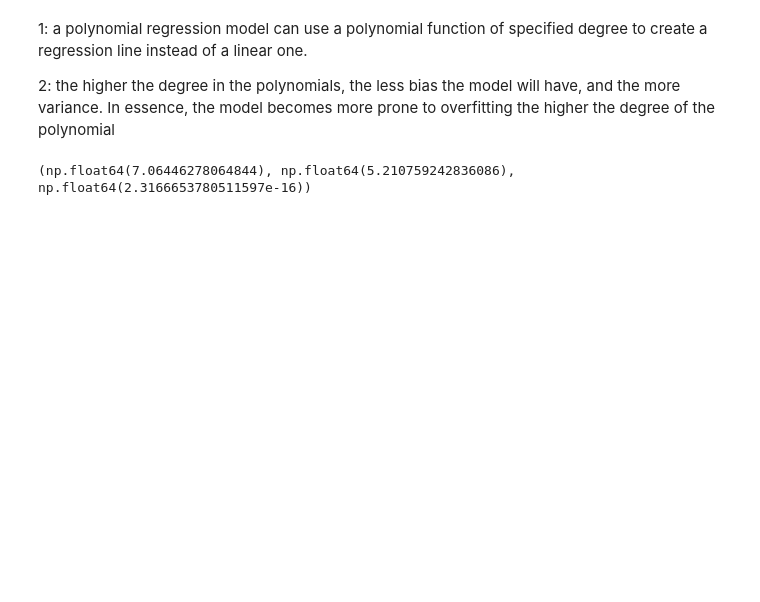
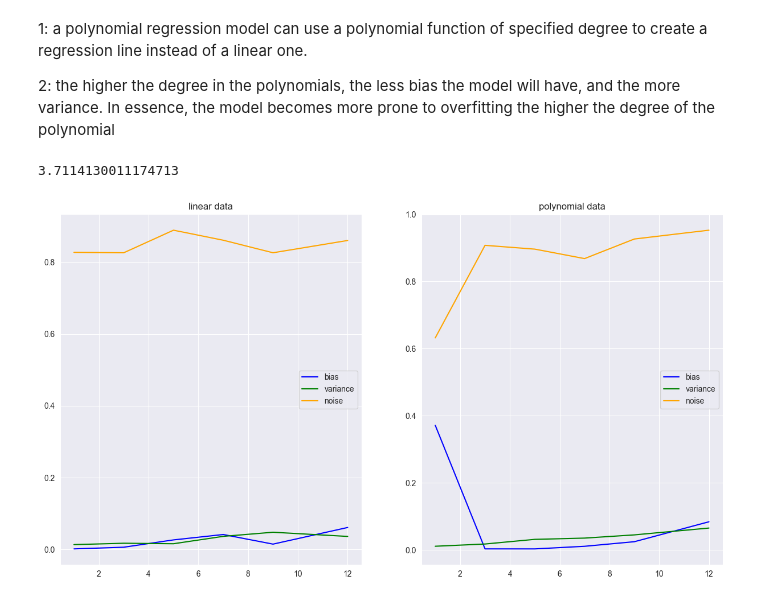
Before and after one commit to lschulte09/DataMiningCourse, a Jupyter notebook: Lab1.ipynb, the cells around one changed output. Cells and saved outputs as stored; diff of their text form; code cells hidden in the pictures; blank space fills up the shorter version.

```diff
--- a/Lab1.ipynb
+++ b/Lab1.ipynb
@@ -160,26 +157,28 @@ plt.show
 # %%
 #different version of the above function for better fit with the function below
 
-def poly_regression_2(xs, ys, degree):
+def poly_regression_2(xs, ys, x_test, degree):
     poly = PolynomialFeatures(degree)
     x_poly = poly.fit_transform(xs)
 
     model = LinearRegression()
     model.fit(x_poly, ys)
-    y_pred_poly = model.predict(x_poly)
+    x_test_poly = poly.transform(x_test)
+    y_pred_poly = model.predict(x_test_poly)
 
     return y_pred_poly
 # %%
 from sklearn.utils import resample
+from sklearn.model_selection import train_test_split
 
-def bias_var_est(df_train, df_test, model, n_bootstrap):
-    n = df_train.shape[0]
+def bias_var_est(df_train, df_test, true_ys, model, n_bootstrap):
+    n = df_test.shape[0]
     preds = np.zeros((n_bootstrap, n))
 
     for i in range(n_bootstrap):
         X_train, y_train = resample(df_train['x'], df_train['y'], replace=True)
 
-        y_pred = poly_regression_2(X_train.values.reshape(-1,1), y_train.values.reshape(-1,1), model)
+        y_pred = poly_regression_2(X_train.values.reshape(-1,1), y_train.values.reshape(-1,1), df_test['x'].values.reshape(-1,1), model)
 
         preds[i, :] = y_pred.flatten()
 
@@ -190,17 +189,65 @@ def bias_var_est(df_train, df_test, model, n_bootstrap):
     biases = np.zeros(n)
     noise = np.zeros(n)
     for i in range(n):
-        biases[i] = (y_avg[i] - df_test['y'].iloc[i])**2
+        biases[i] = (y_avg[i] - true_ys[i])**2
         noise[i] = MSEs[i] - biases[i] - vars[i]
 
     bias = np.mean(biases)
     var = np.mean(vars)
     avg_noise = np.mean(noise)
-    return bias, var, avg_noise
+    total_error = bias + var + avg_noise
+    return bias, var, avg_noise, total_error
 # %%
-
 n_bootstrap = 10
 
-print(bias_var_est(df2, df2_true, 1, n_bootstrap))
+df_train1, df_test1 = train_test_split(df1, test_size=0.2)
+true_ys1 = true_y(df_test1['x'].values)
+print(true_ys1[0])
+
+biases_lin = []
+vars_lin = []
+noise_lin = []
+
+for i in degrees:
+    bias, var, noise, error = bias_var_est(df_train1, df_test1, true_ys1, i, n_bootstrap)
+
+    biases_lin.append(bias)
+    vars_lin.append(var)
+    noise_lin.append(noise)
+
+df_train2, df_test2 = train_test_split(df2, test_size=0.2)
+true_ys2 = true_y2(df_test2['x'].values)
+
+biases_poly = []
+vars_poly = []
+noise_poly = []
+
+for j in degrees:
+    bias, var, noise, error = bias_var_est(df_train2, df_test2, true_ys2, j, n_bootstrap)
+
+    biases_poly.append(bias)
+    vars_poly.append(var)
+    noise_poly.append(noise)
+
+
+
+plt.figure(figsize=(15,8))
+plt.subplot(1, 2, 1)
+
+plt.plot(degrees, biases_lin, color='blue', label='bias')
+plt.plot(degrees, vars_lin, color='green', label='variance')
+plt.plot(degrees, noise_lin, color='orange', label='noise')
+plt.title('linear data')
+plt.legend()
+
+plt.subplot(1, 2, 2)
+plt.plot(degrees, biases_poly, color='blue', label='bias')
+plt.plot(degrees, vars_poly, color='green', label='variance')
+plt.plot(degrees, noise_poly, color='orange', label='noise')
+plt.title('polynomial data')
+plt.legend()
+
+plt.show()
 # %% [output]
-(np.float64(7.06446278064844), np.float64(5.210759242836086), np.float64(2.3166653780511597e-16))
+3.7114130011174713
+[figure, added]
```
Also changed, not shown: parts of 4 cells of this notebook, 1 other file.
